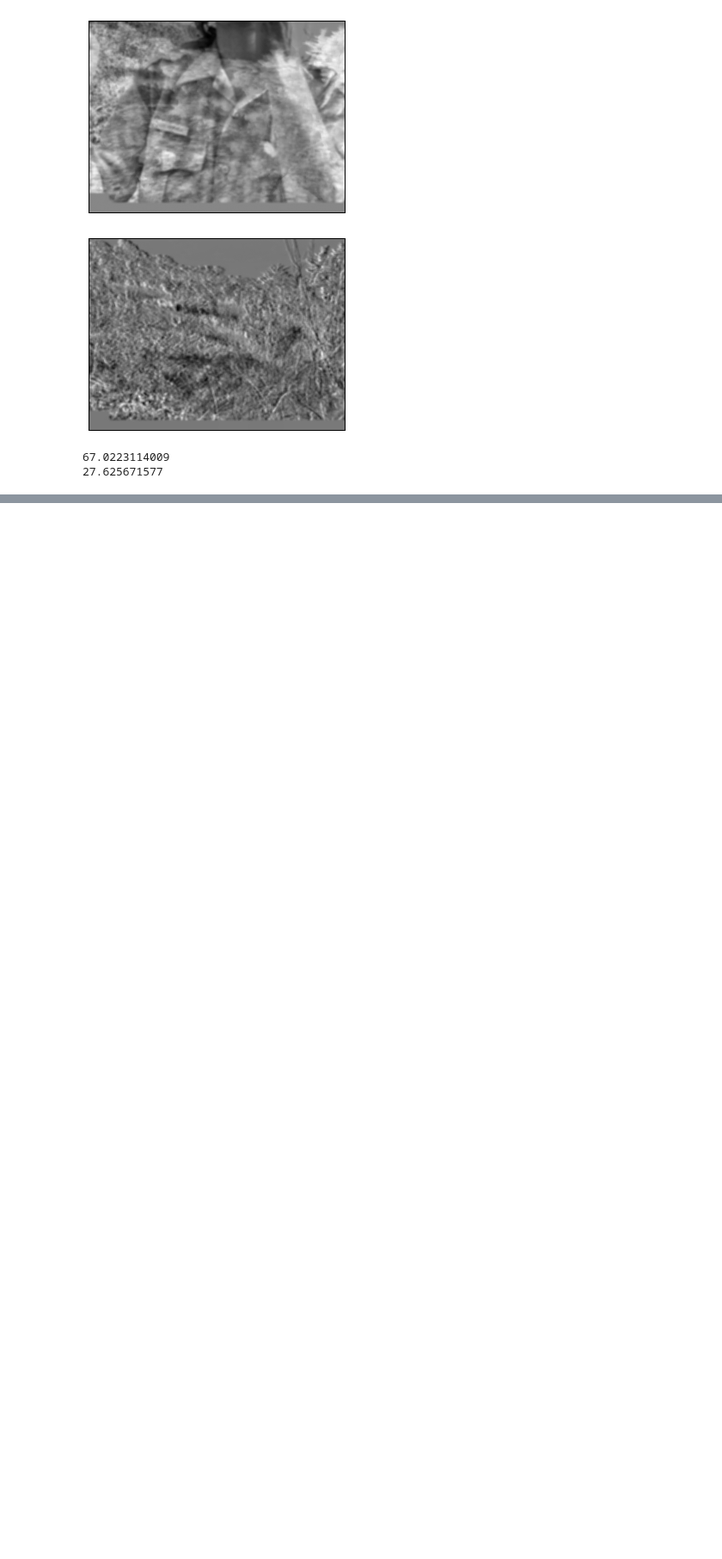
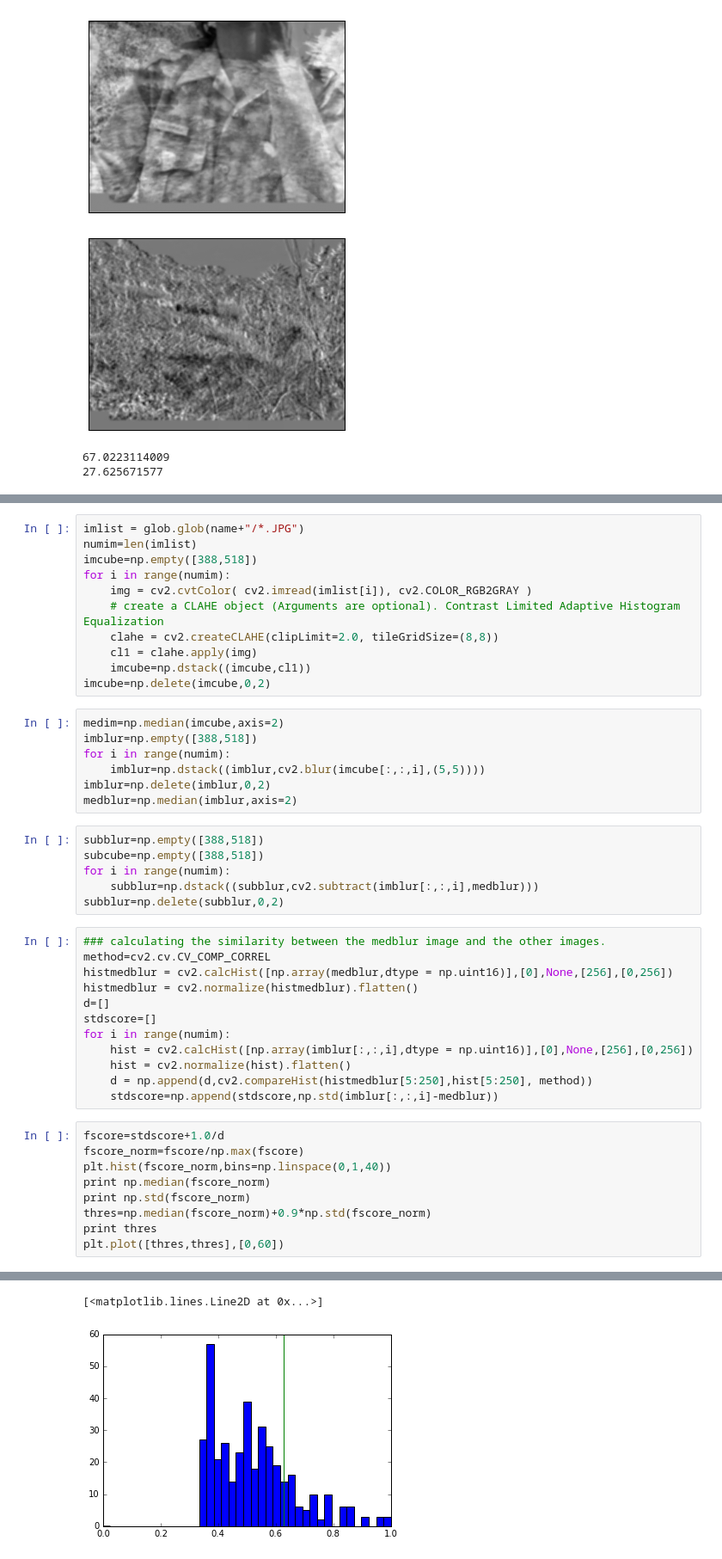
Before and after one commit to mlamee/InsightProject, a Jupyter notebook: Resize.ipynb, the cells around one changed output, grey strips where cells are left out. Shown at 86% size. Saved outputs shown, nothing was run; the diff lists cells and outputs as text; blank space fills up the shorter version.

```diff
--- a/Resize.ipynb
+++ b/Resize.ipynb
@@ -357,0 +418,46 @@ print imlist[7]
+# %%
+imlist = glob.glob(name+"/*.JPG")
+numim=len(imlist)
+imcube=np.empty([388,518])
+for i in range(numim):
+    img = cv2.cvtColor( cv2.imread(imlist[i]), cv2.COLOR_RGB2GRAY )
+    # create a CLAHE object (Arguments are optional). Contrast Limited Adaptive Histogram Equalization
+    clahe = cv2.createCLAHE(clipLimit=2.0, tileGridSize=(8,8))
+    cl1 = clahe.apply(img)
+    imcube=np.dstack((imcube,cl1))
+imcube=np.delete(imcube,0,2)
+# %%
+medim=np.median(imcube,axis=2)
+imblur=np.empty([388,518])
+for i in range(numim):
+    imblur=np.dstack((imblur,cv2.blur(imcube[:,:,i],(5,5))))
+imblur=np.delete(imblur,0,2)
+medblur=np.median(imblur,axis=2)
+# %%
+subblur=np.empty([388,518])
+subcube=np.empty([388,518])
+for i in range(numim):
+    subblur=np.dstack((subblur,cv2.subtract(imblur[:,:,i],medblur)))
+subblur=np.delete(subblur,0,2)
+# %%
+### calculating the similarity between the medblur image and the other images.
+method=cv2.cv.CV_COMP_CORREL
+histmedblur = cv2.calcHist([np.array(medblur,dtype = np.uint16)],[0],None,[256],[0,256])
+histmedblur = cv2.normalize(histmedblur).flatten()
+d=[]
+stdscore=[]
+for i in range(numim):
+    hist = cv2.calcHist([np.array(imblur[:,:,i],dtype = np.uint16)],[0],None,[256],[0,256])
+    hist = cv2.normalize(hist).flatten()
+    d = np.append(d,cv2.compareHist(histmedblur[5:250],hist[5:250], method))
+    stdscore=np.append(stdscore,np.std(imblur[:,:,i]-medblur))
+# %%
+fscore=stdscore+1.0/d
+fscore_norm=fscore/np.max(fscore)
+plt.hist(fscore_norm,bins=np.linspace(0,1,40))
+print np.median(fscore_norm)
+print np.std(fscore_norm)
+thres=np.median(fscore_norm)+0.9*np.std(fscore_norm)
+print thres
+plt.plot([thres,thres],[0,60])
+# %% [output]
@@ -357,0 +467,2 @@ print imlist[7]
+[<matplotlib.lines.Line2D at 0x...>]
+[figure, added]
```
Also changed, not shown: parts of 11 cells of this notebook.
